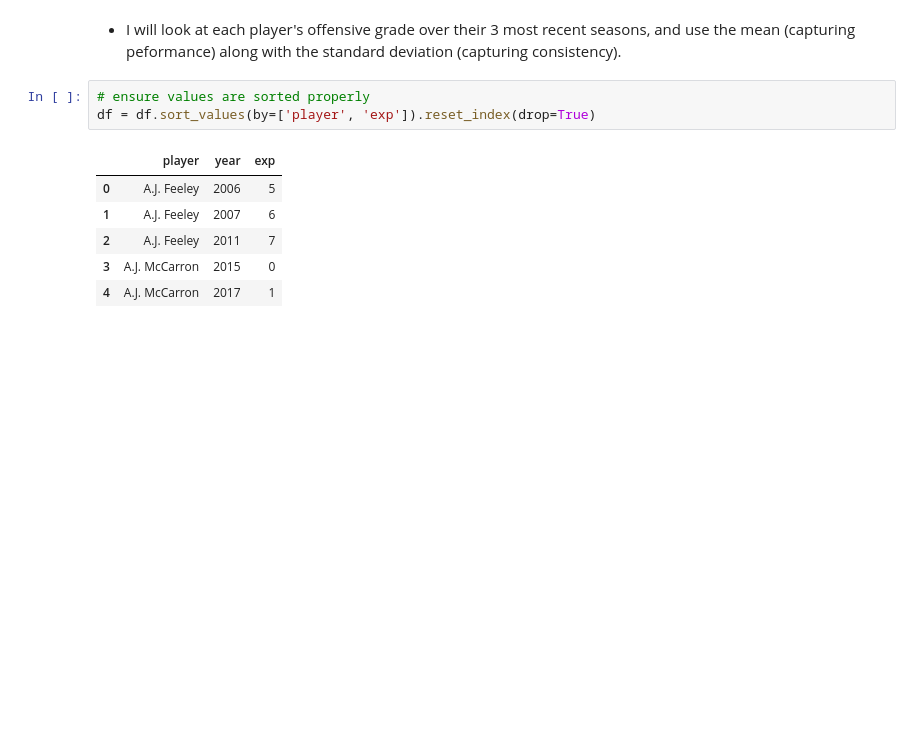
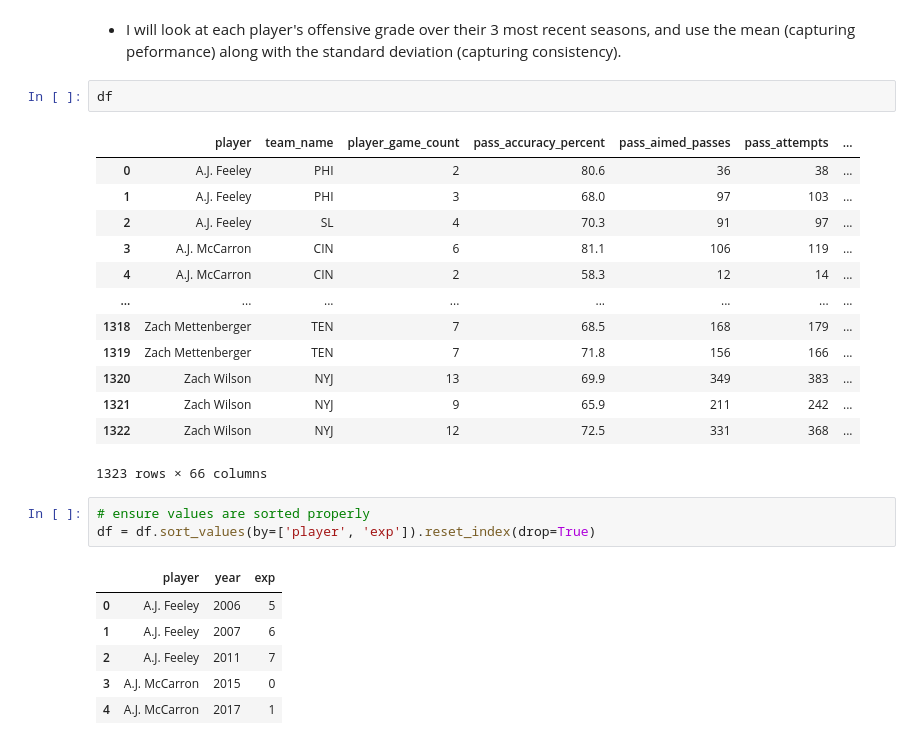
Before and after one commit to heefjones/pass_forward, a Jupyter notebook: eda.ipynb, the cells around one changed output. Saved outputs shown, nothing was run; the diff lists cells and outputs as text; blank space fills up the shorter version.

```diff
--- a/eda.ipynb
+++ b/eda.ipynb
@@ -164,5 +202,21 @@ df[['pass_grades_offense', 'pass_grades_pass', 'rush_grades_run']].corr()#.iloc[
 # %% [markdown]
 - I will look at each player's offensive grade over their 3 most recent seasons, and use the mean (capturing peformance) along with the standard deviation (capturing consistency).
+# %%
+df
+# %% [output]
+|  | player | team_name | player_game_count | pass_accuracy_percent | pass_aimed_passes | pass_attempts | ... |
+| 0 | A.J. Feeley | PHI | 2 | 80.6 | 36 | 38 | ... |
+| 1 | A.J. Feeley | PHI | 3 | 68.0 | 97 | 103 | ... |
+| 2 | A.J. Feeley | SL | 4 | 70.3 | 91 | 97 | ... |
+| 3 | A.J. McCarron | CIN | 6 | 81.1 | 106 | 119 | ... |
+| 4 | A.J. McCarron | CIN | 2 | 58.3 | 12 | 14 | ... |
+| ... | ... | ... | ... | ... | ... | ... | ... |
+| 1318 | Zach Mettenberger | TEN | 7 | 68.5 | 168 | 179 | ... |
+| 1319 | Zach Mettenberger | TEN | 7 | 71.8 | 156 | 166 | ... |
+| 1320 | Zach Wilson | NYJ | 13 | 69.9 | 349 | 383 | ... |
+| 1321 | Zach Wilson | NYJ | 9 | 65.9 | 211 | 242 | ... |
+| 1322 | Zach Wilson | NYJ | 12 | 72.5 | 331 | 368 | ... |
+1323 rows × 66 columns
 # %%
 # ensure values are sorted properly
 df = df.sort_values(by=['player', 'exp']).reset_index(drop=True)
```
Also changed, not shown: parts of 10 cells of this notebook, 2 other files.
